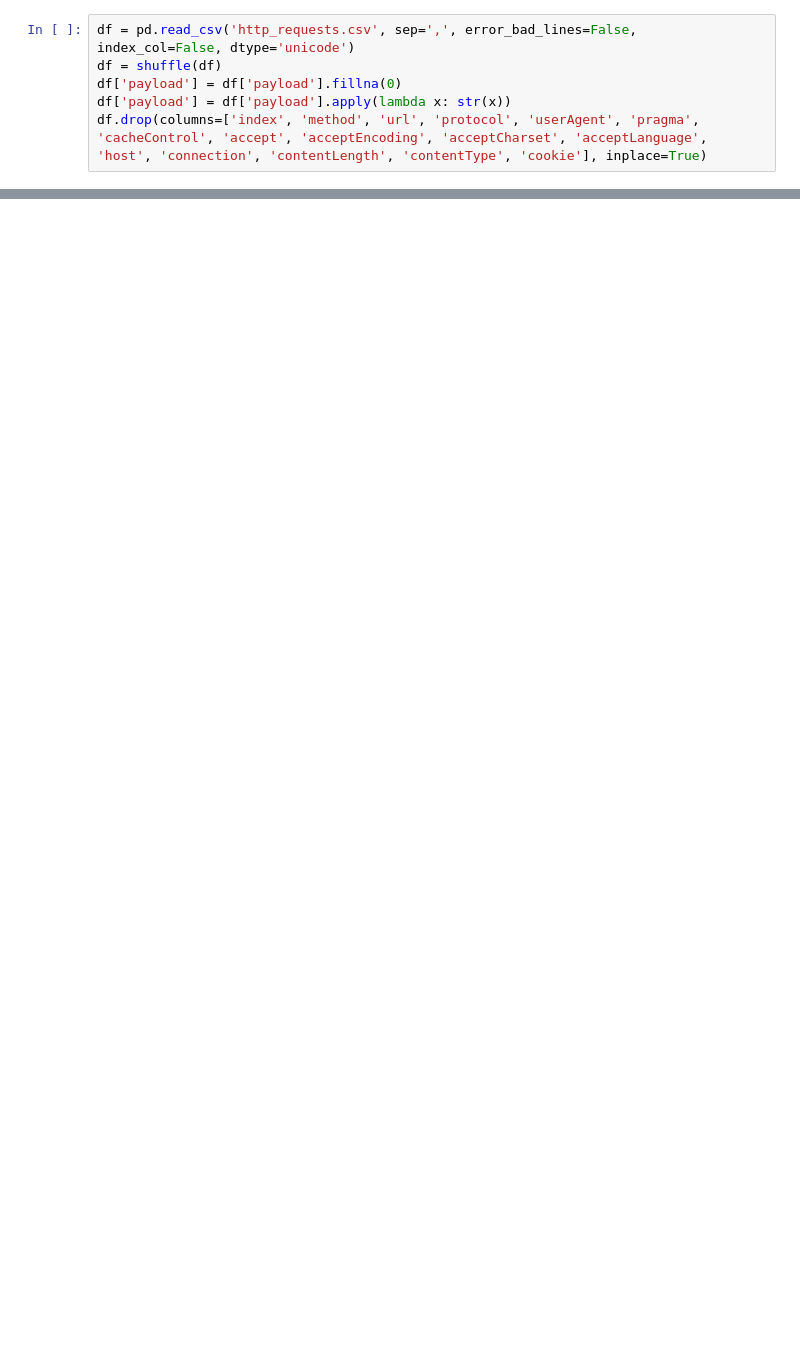
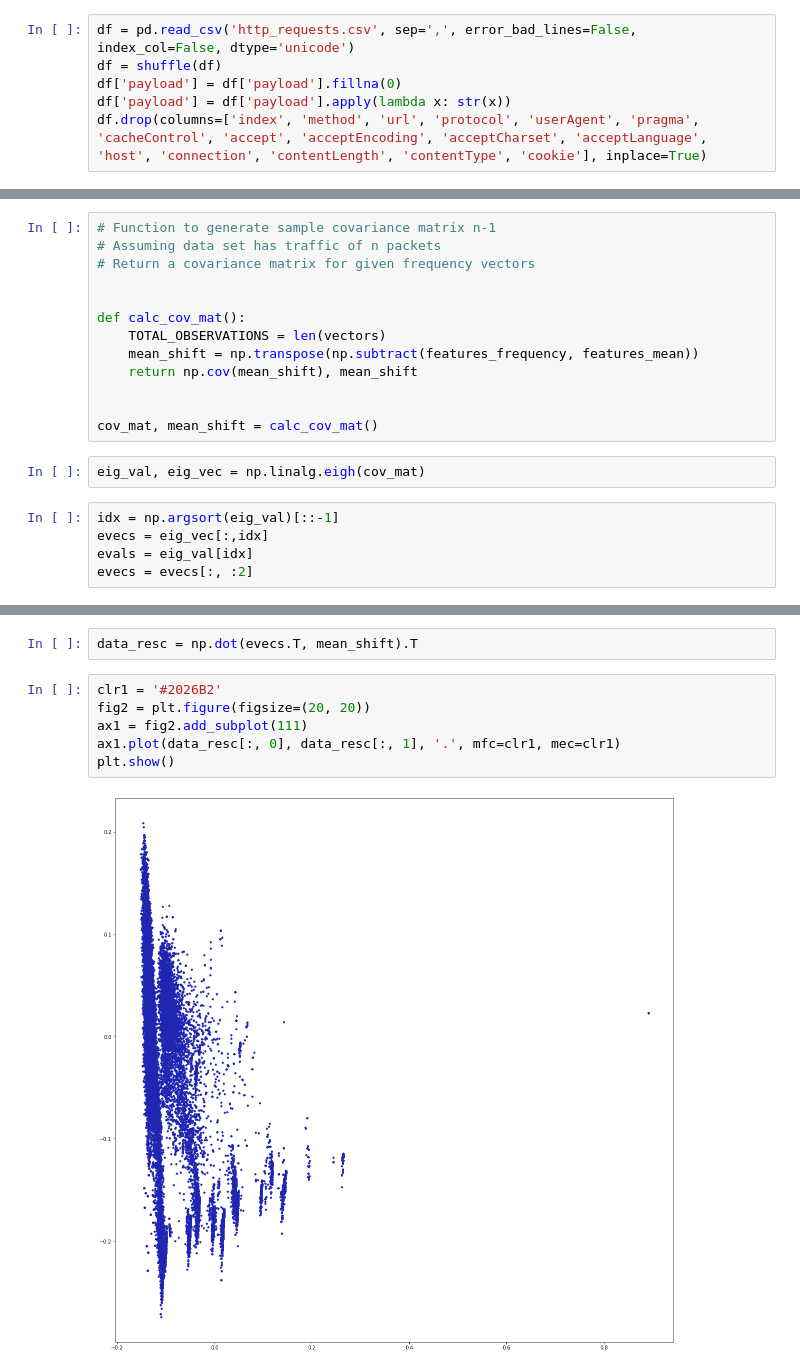
Before and after one commit to Ahm1027/Realtime-Payload-Based-IDS, a Jupyter notebook: Tier-1.ipynb, the cells around one changed output, grey strips where cells are left out. Saved outputs shown, nothing was run; the diff lists cells and outputs as text; blank space fills up the shorter version.

```diff
--- a/Tier-1.ipynb
+++ b/Tier-1.ipynb
@@ -20,0 +88,20 @@ print(df.head())
+# %%
+# Function to generate sample covariance matrix n-1
+# Assuming data set has traffic of n packets
+# Return a covariance matrix for given frequency vectors
+
+
+def calc_cov_mat():
+    TOTAL_OBSERVATIONS = len(vectors)
+    mean_shift = np.transpose(np.subtract(features_frequency, features_mean))
+    return np.cov(mean_shift), mean_shift
+
+
+cov_mat, mean_shift = calc_cov_mat()
+# %%
+eig_val, eig_vec = np.linalg.eigh(cov_mat)
+# %%
+idx = np.argsort(eig_val)[::-1]
+evecs = eig_vec[:,idx]
+evals = eig_val[idx]
+evecs = evecs[:, :2]
@@ -20,0 +171,10 @@ print(df.head())
+# %%
+data_resc = np.dot(evecs.T, mean_shift).T
+# %%
+clr1 = '#2026B2'
+fig2 = plt.figure(figsize=(20, 20))
+ax1 = fig2.add_subplot(111)
+ax1.plot(data_resc[:, 0], data_resc[:, 1], '.', mfc=clr1, mec=clr1)
+plt.show()
+# %% [output]
+[figure, added]
```
Also changed, not shown: parts of 11 cells of this notebook.
